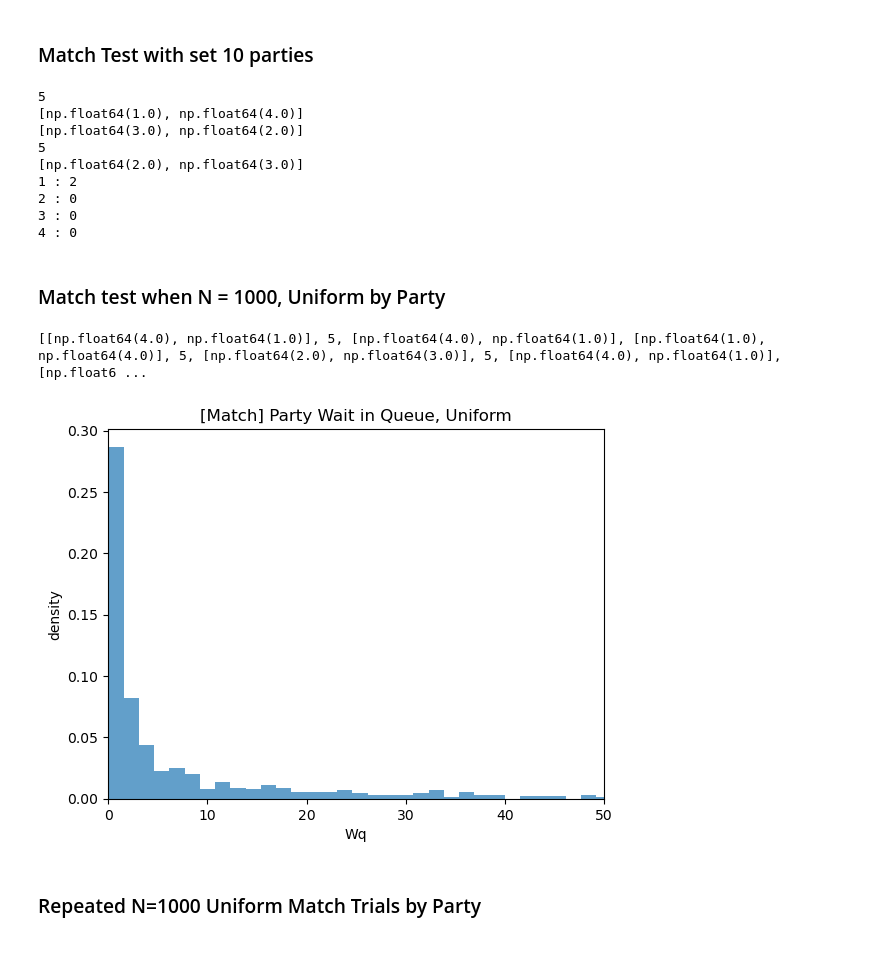
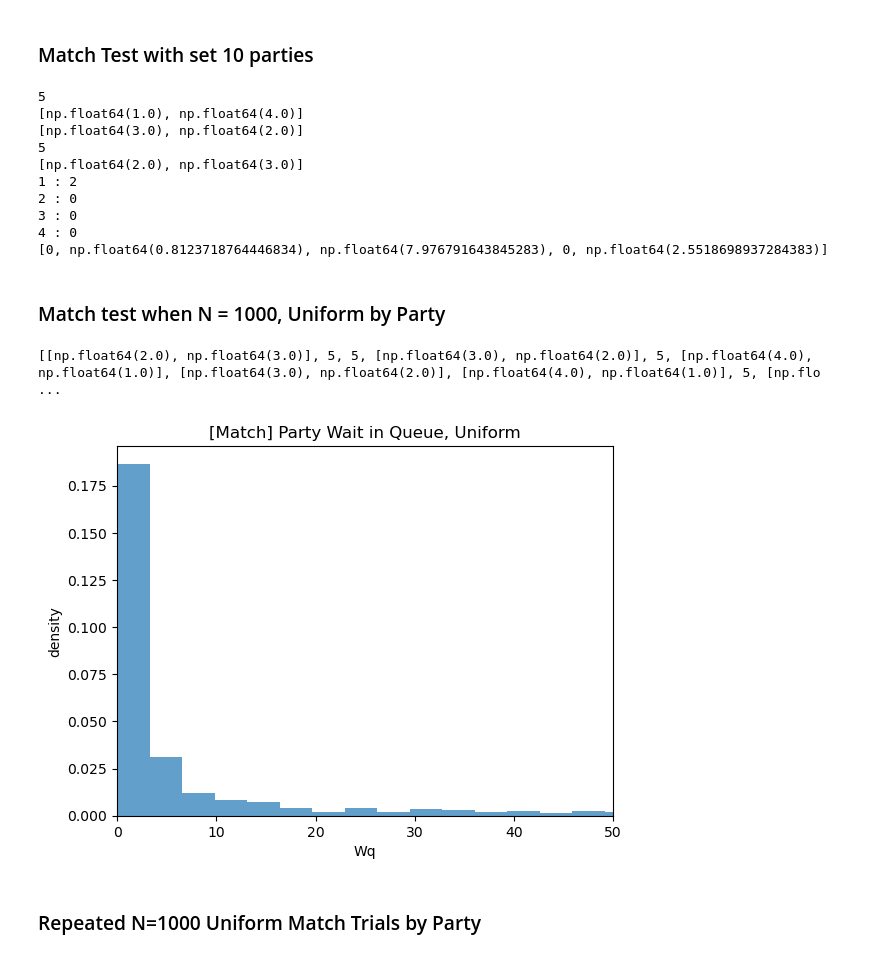
Before and after one commit to LucianJSlo/lucians2_Queue_Project, a Jupyter notebook: Match_Queue.ipynb, the cells around one changed output. Saved outputs shown, nothing was run; the diff lists cells and outputs as text; code cells hidden in the pictures.

```diff
--- a/Match_Queue.ipynb
+++ b/Match_Queue.ipynb
@@ -103,6 +97,8 @@ for p in parties:
     print(p)
 for i in range(4):
     print((i+1),":",dfl['leftover amount'][i])
+
+print(weight)
 # %% [output]
 5
 [np.float64(1.0), np.float64(4.0)]
@@ -113,29 +109,30 @@ for i in range(4):
 2 : 0
 3 : 0
 4 : 0
+[0, np.float64(0.8123718764446834), np.float64(7.976791643845283), 0, np.float64(2.5518698937284383)]
 # %% [markdown]
 ### Match test when N = 1000, Uniform by Party
 # %%
 N = 1000
 
 arrivals = rng.uniform(0,5, size=N)
 sizes = np.random.randint(1, 6, size=N)
 
 avg_waits,weight,dfl,parties = CreatePartyMatch(arrivals,sizes)
 
 plt.figure()
-plt.hist(avg_waits, bins=200, density=True, alpha=0.7)
+plt.hist(avg_waits, bins=150, density=True, alpha=0.7)
 plt.xlabel("Wq"); plt.ylabel("density"); plt.title("[Match] Party Wait in Queue, Uniform")
 plt.xlim(0, 50)
 
 print(parties)
 s = pd.Series(avg_waits)
 s.describe()
 
 party_sample_unif = s
 # %% [output]
-[[np.float64(4.0), np.float64(1.0)], 5, [np.float64(4.0), np.float64(1.0)], [np.float64(1.0), np.float64(4.0)], 5, [np.float64(2.0), np.float64(3.0)], 5, [np.float64(4.0), np.float64(1.0)], [np.float6 ...
+[[np.float64(2.0), np.float64(3.0)], 5, 5, [np.float64(3.0), np.float64(2.0)], 5, [np.float64(4.0), np.float64(1.0)], [np.float64(3.0), np.float64(2.0)], [np.float64(4.0), np.float64(1.0)], 5, [np.flo ...
-[figure, old version]
+[figure, new version]
 # %% [markdown]
 ### Repeated N=1000 Uniform Match Trials by Party
 # %%
```
Also changed, not shown: parts of 9 cells of this notebook, 53 other files.
